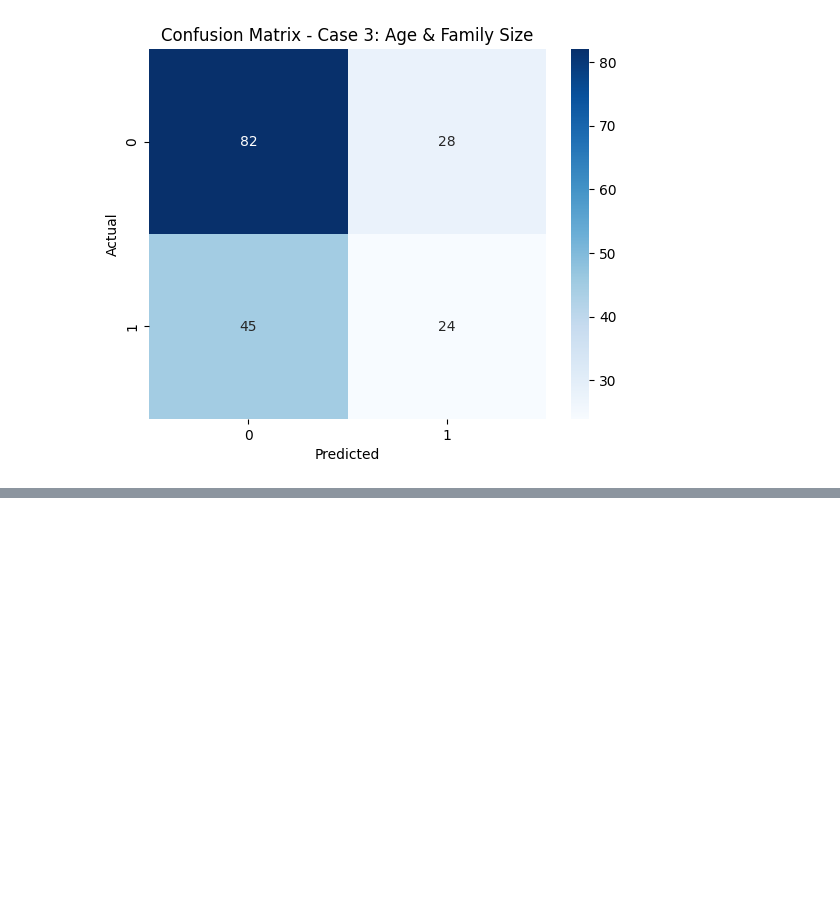
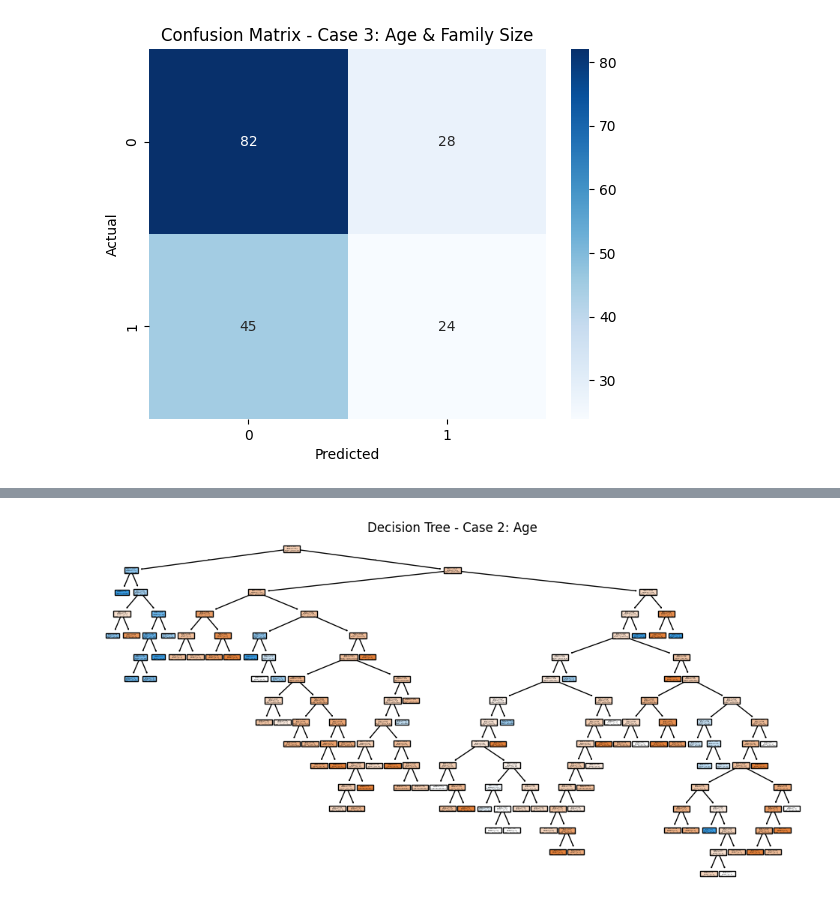
Before and after one commit to DMill31/applied-ml-miller, a Jupyter notebook: notebooks/project03/ml03_miller.ipynb, the cells around one changed output, grey strips where cells are left out. Saved outputs shown, nothing was run; the diff lists cells and outputs as text; code cells hidden in the pictures; blank space fills up the shorter version.

```diff
--- a/notebooks/project03/ml03_miller.ipynb
+++ b/notebooks/project03/ml03_miller.ipynb
@@ -313,0 +327,11 @@ plt.show()
+# %%
+# Plot Decision Tree for Case 2
+fig = plt.figure(figsize=(12, 6))
+plot_tree(tree_model2, feature_names=X2.columns, class_names=["Not Survived", "Survived"], filled=True) # type: ignore
+plt.title("Decision Tree - Case 2: Age")
+plt.show()
+
+# Save the figure
+fig.savefig("tree_case2_age.png")
+# %% [output]
+[figure, added]
```
Also changed, not shown: parts of 3 cells of this notebook, 3 other files.
